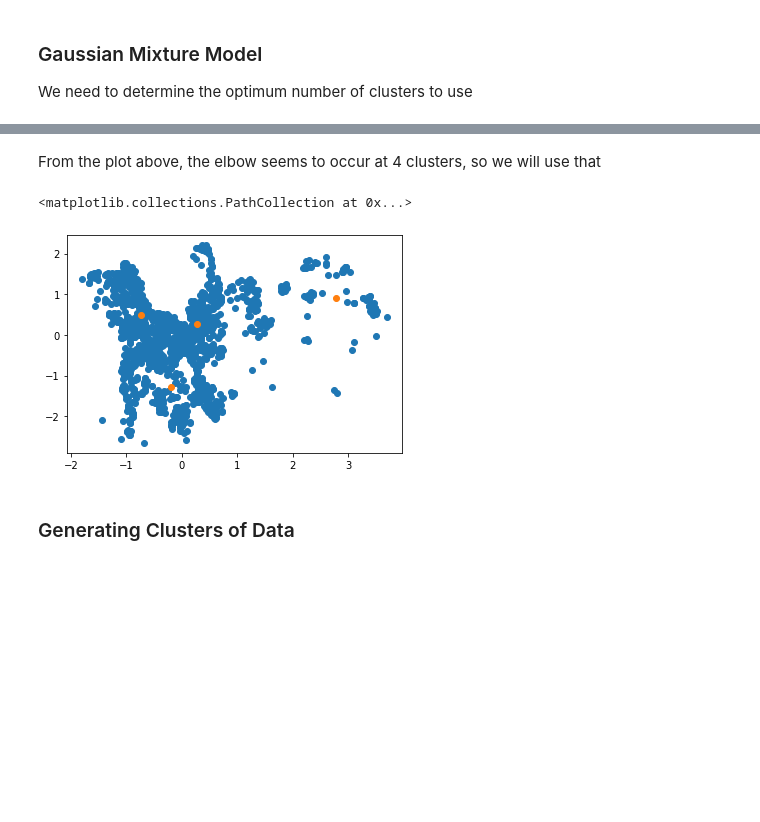
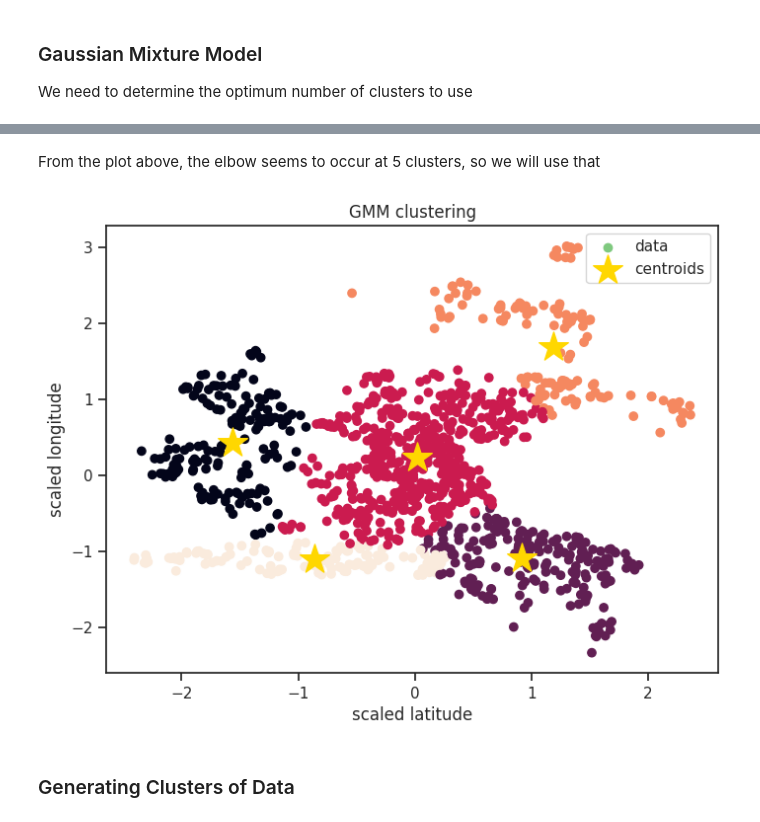
Before and after one commit to comaraDOTcom/ml-applications, a Jupyter notebook: Week5/ET5003_workinprogress.ipynb, the cells around one changed output, grey strips where cells are left out. Cells and saved outputs as stored; diff of their text form; code cells hidden in the pictures; blank space fills up the shorter version.

```diff
--- a/Week5/ET5003_workinprogress.ipynb
+++ b/Week5/ET5003_workinprogress.ipynb
@@ -560,0 +638,3 @@ Heating scores for the first 6 houses in the training set:  [0.0, 0.0, 0.1939310
+# %%
+dftrain = dftrain.drop(['Location', 'Services'], axis=1)
+dftest = dftest.drop(['Location', 'Services'], axis=1)
@@ -587,0 +668,5 @@ print(df_subset_test.shape)
+# %%
+FeaturesTrain = ['Surface', 'Longitude', 'Latitude', 'rear garden', 'walking distance', 'gas central', 'BER_class', 'open plan', 'fully tiled', 'street parking']
+# %%
+df_train = dftrain[FeaturesTrain + ['Price']]
+df_test = dftest[FeaturesTrain]
@@ -594,12 +693,12 @@ Number of nan in df_subset_train dataset:  0
 Number of nan in df_subset_test dataset:  0
 # %%
 # train set, input columns
-Xs_full_train = df_subset_train.iloc[:,0:-1].values
+Xs_full_train = df_train.iloc[:,0:-1].values
 # train set, output column, cost
-ys_full_train = df_subset_train.iloc[:,-1].values
+ys_full_train = df_train.iloc[:,-1].values
 
 # test set, input columns
-Xs_test = df_subset_test.iloc[:,0:].values
+Xs_test = df_test.iloc[:,0:].values
 
 print("Xs_train shape:", Xs_full_train.shape)
 print("ys_train shape:", ys_full_train.shape)
@@ -768,24 +867,26 @@ plt.show()
 # %% [markdown]
-From the plot above, the elbow seems to occur at 4 clusters, so we will use that
+From the plot above, the elbow seems to occur at 5 clusters, so we will use that
 # %%
+from sklearn.mixture import GaussianMixture
 # training gaussian mixture model
-from sklearn.mixture import GaussianMixture
-
-gmm = GaussianMixture(n_components=4)
-
-# clustering by features latitude and longitude
-ind=[2,3]
+gmm = GaussianMixture(n_components=5)
+# clustering by features 2, 3(lat-long)
+ind=[1,2]
 X_ind = np.vstack([Xn_train[:,ind],Xn_val[:,ind]])
 # Gaussian Mixture
 gmm.fit(X_ind)
-
+labels = gmm.predict(X_ind)
 # plot blue dots
-plt.scatter(X_ind[:,0],X_ind[:,1])
+plt.scatter(X_ind[:,0],X_ind[:,1], c = labels, label='data')
 # centroids:  orange dots
-plt.scatter(gmm.means_[:,0],gmm.means_[:,1])
+plt.scatter(gmm.means_[:,0],gmm.means_[:,1], c='gold', marker='*', s=500, label='centroids')
+plt.title('GMM clustering')
+plt.ylabel('scaled longitude')
+plt.xlabel('scaled latitude')
+plt.legend()
+plt.show()
 # %% [output]
-<matplotlib.collections.PathCollection at 0x...>
-[figure, old version]
+[figure, new version]
 # %% [markdown]
 ### Generating Clusters of Data
 # %%
```
Also changed, not shown: parts of 156 cells of this notebook.
